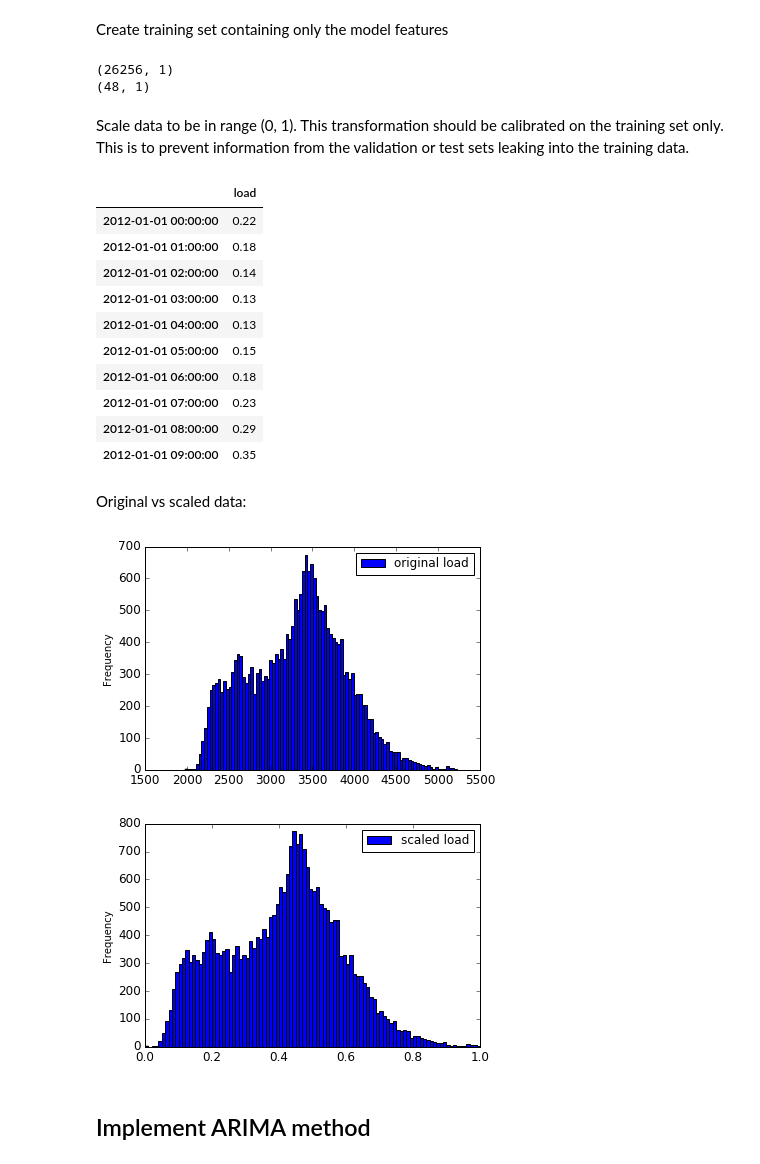
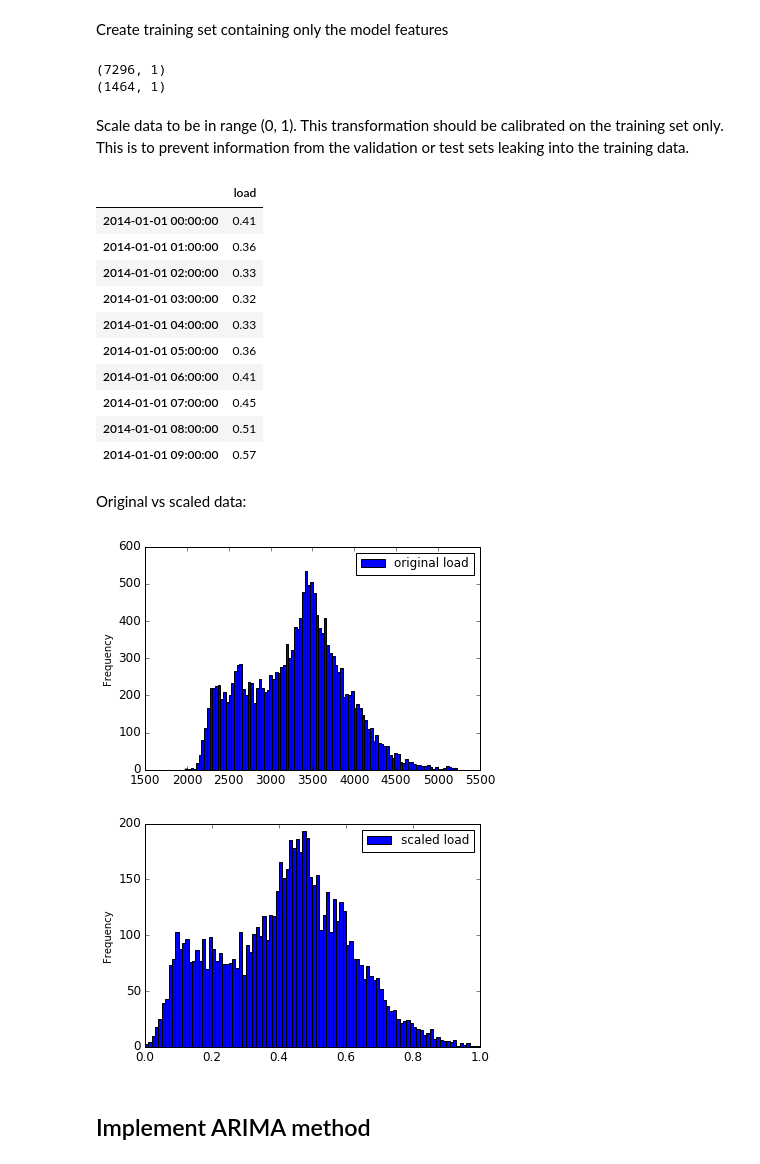
Before and after one commit to yijingchen/RNNForTimeSeriesForecastTutorial, a Jupyter notebook: 1_one_step_traditional_ts_arima.ipynb, the cells around one changed output. Drawn from its saved outputs; the diff is of its cells as text; code cells hidden in the pictures.

```diff
--- a/1_one_step_traditional_ts_arima.ipynb
+++ b/1_one_step_traditional_ts_arima.ipynb
@@ -73,7 +67,7 @@ We separate our dataset into train, validation and test sets. We train the model
 
 We will allocate the period 1st November 2014 to 31st December 2014 to the test set. The period 1st September 2014 to 31st October is allocated to validation set. All other time periods are available for the training set.
 # %%
-valid_start_dt = '2014-09-01 00:00:00'
+train_start_dt = '2014-01-01 00:00:00'
 
 if(not demo):
     test_start_dt = '2014-11-01 00:00:00'
@@ -100,14 +92,14 @@ Our data preparation for the training set will involve the following steps:
 # %% [markdown]
 Create training set containing only the model features
 # %%
-train = energy.copy()[energy.index < test_start_dt][['load']]
+train = energy.copy()[(energy.index >= train_start_dt) & (energy.index < test_start_dt)][['load']]
 test = energy.copy()[energy.index >= test_start_dt][['load']]
 
 print(train.shape)
 print(test.shape)
 # %% [output]
-(26256, 1)
-(48, 1)
+(7296, 1)
+(1464, 1)
 # %% [markdown]
 Scale data to be in range (0, 1). This transformation should be calibrated on the training set only. This is to prevent information from the validation or test sets leaking into the training data.
 # %%
@@ -116,25 +108,25 @@ train['load'] = scaler.fit_transform(train)
 train.head(10)
 # %% [output]
 |  | load |
-| 2012-01-01 00:00:00 | 0.22 |
-| 2012-01-01 01:00:00 | 0.18 |
-| 2012-01-01 02:00:00 | 0.14 |
-| 2012-01-01 03:00:00 | 0.13 |
-| 2012-01-01 04:00:00 | 0.13 |
-| 2012-01-01 05:00:00 | 0.15 |
-| 2012-01-01 06:00:00 | 0.18 |
-| 2012-01-01 07:00:00 | 0.23 |
-| 2012-01-01 08:00:00 | 0.29 |
-| 2012-01-01 09:00:00 | 0.35 |
+| 2014-01-01 00:00:00 | 0.41 |
+| 2014-01-01 01:00:00 | 0.36 |
+| 2014-01-01 02:00:00 | 0.33 |
+| 2014-01-01 03:00:00 | 0.32 |
+| 2014-01-01 04:00:00 | 0.33 |
+| 2014-01-01 05:00:00 | 0.36 |
+| 2014-01-01 06:00:00 | 0.41 |
+| 2014-01-01 07:00:00 | 0.45 |
+| 2014-01-01 08:00:00 | 0.51 |
+| 2014-01-01 09:00:00 | 0.57 |
 # %% [markdown]
 Original vs scaled data:
 # %%
-energy[energy.index < valid_start_dt][['load']].rename(columns={'load':'original load'}).plot.hist(bins=100, fontsize=12)
+energy[energy.index < train_start_dt][['load']].rename(columns={'load':'original load'}).plot.hist(bins=100, fontsize=12)
 train.rename(columns={'load':'scaled load'}).plot.hist(bins=100, fontsize=12)
 plt.show()
 # %% [output]
-[figure, old version]
+[figure, new version]
-[figure, old version]
+[figure, new version]
 # %% [markdown]
 ## Implement ARIMA method
 # %% [markdown]
```
Also changed, not shown: parts of 17 cells of this notebook.
